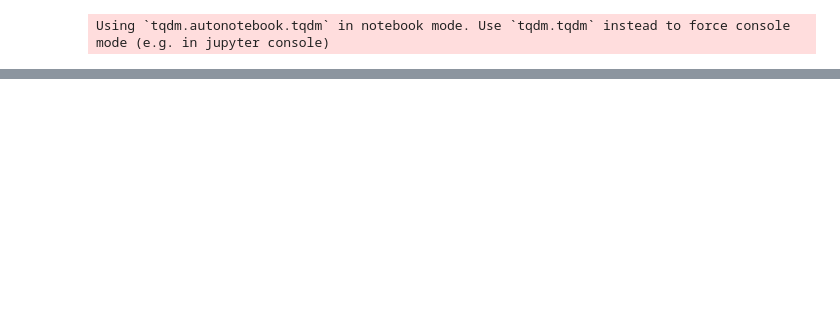
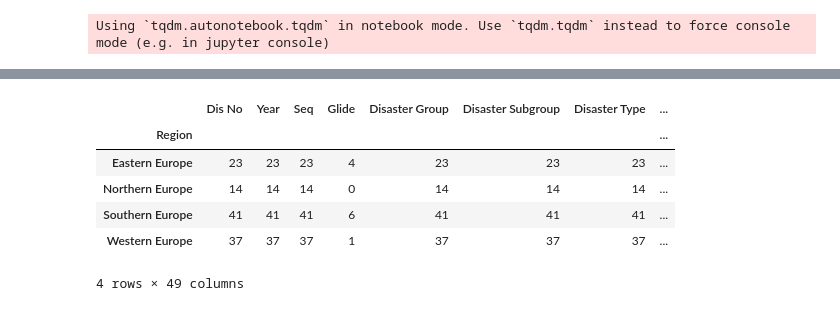
Before and after one commit to wentingjiang2022/mda_kuleuven, a Jupyter notebook: notebooks/data_exploration.ipynb, the cells around one changed output, grey strips where cells are left out. Drawn from its saved outputs; the diff is of its cells as text; code cells hidden in the pictures; blank space fills up the shorter version.

```diff
--- a/notebooks/data_exploration.ipynb
+++ b/notebooks/data_exploration.ipynb
@@ -42,0 +48,10 @@ ImportError: Missing optional dependency 'openpyxl'.  Use pip or conda to instal
+# %%
+df_heat.groupby('Region').count()
+# %% [output]
+|  | Dis No | Year | Seq | Glide | Disaster Group | Disaster Subgroup | Disaster Type | ... |
+| Region |  |  |  |  |  |  |  | ... |
+| Eastern Europe | 23 | 23 | 23 | 4 | 23 | 23 | 23 | ... |
+| Northern Europe | 14 | 14 | 14 | 0 | 14 | 14 | 14 | ... |
+| Southern Europe | 41 | 41 | 41 | 6 | 41 | 41 | 41 | ... |
+| Western Europe | 37 | 37 | 37 | 1 | 37 | 37 | 37 | ... |
+4 rows × 49 columns
```
Also changed, not shown: parts of 23 cells of this notebook, 14 other files.
